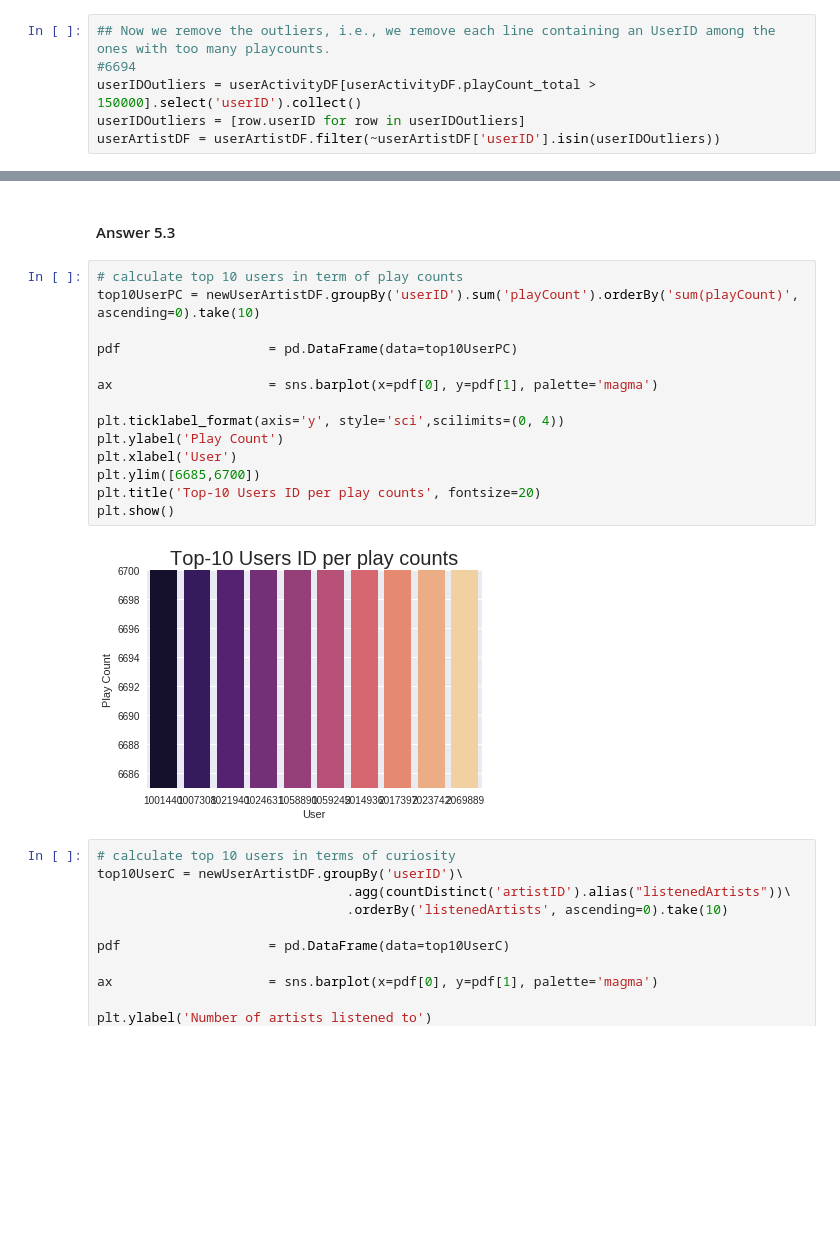
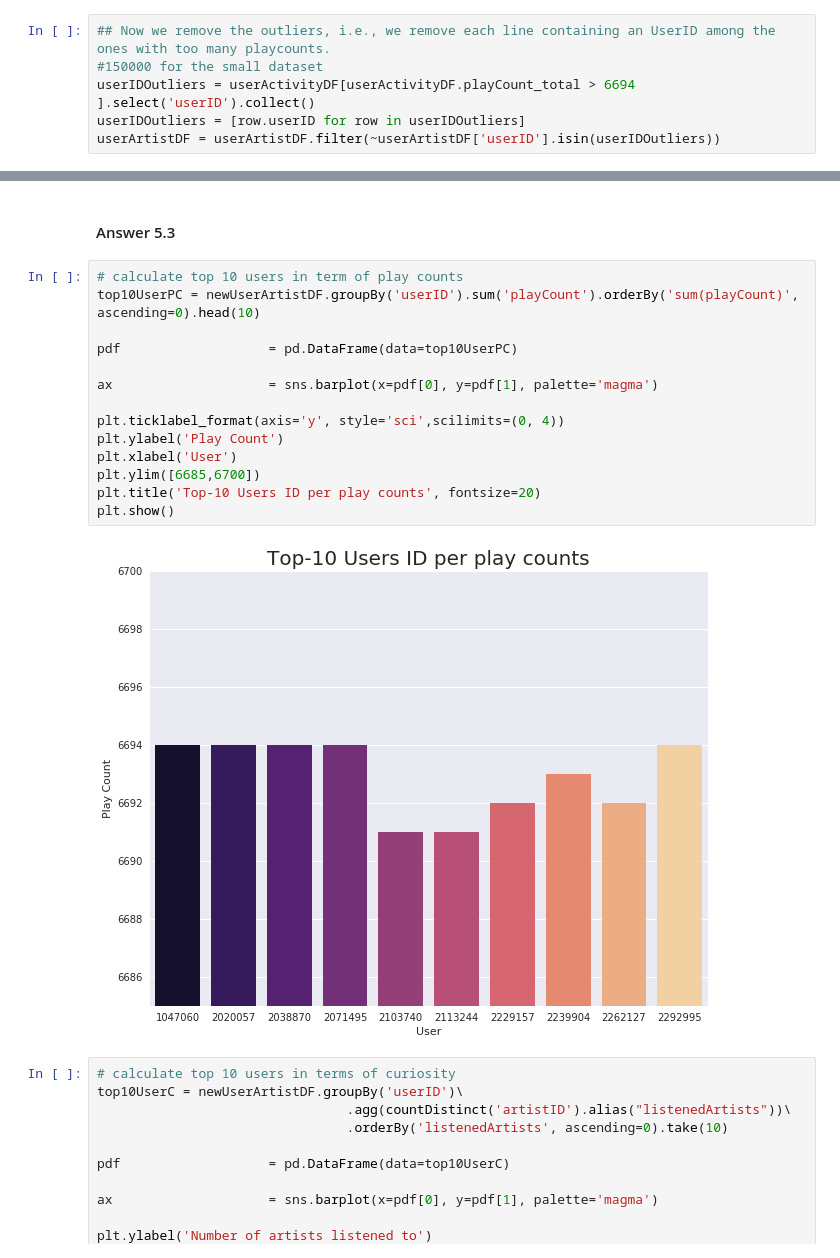
Before and after one commit to sgiammy/AML-course, a Jupyter notebook: RecSys.ipynb, the cells around one changed output, grey strips where cells are left out. Drawn from its saved outputs; the diff is of its cells as text; blank space fills up the shorter version.

```diff
--- a/RecSys.ipynb
+++ b/RecSys.ipynb
@@ -424,8 +410,8 @@ boxplot(Y,"Playcount", "Boxplot number of play counts per UserID")
 [figure]
 # %%
 ## Now we remove the outliers, i.e., we remove each line containing an UserID among the ones with too many playcounts.
-#6694
-userIDOutliers = userActivityDF[userActivityDF.playCount_total >  150000].select('userID').collect()
+#150000 for the small dataset
+userIDOutliers = userActivityDF[userActivityDF.playCount_total > 6694  ].select('userID').collect()
 userIDOutliers = [row.userID for row in userIDOutliers]
 userArtistDF = userArtistDF.filter(~userArtistDF['userID'].isin(userIDOutliers))
 # %% [markdown]
@@ -1182,20 +1184,20 @@ Plot the results
 #### Answer 5.3
 # %%
 # calculate top 10 users in term of play counts
-top10UserPC = newUserArtistDF.groupBy('userID').sum('playCount').orderBy('sum(playCount)', ascending=0).take(10)
+top10UserPC = newUserArtistDF.groupBy('userID').sum('playCount').orderBy('sum(playCount)', ascending=0).head(10)
 
 pdf                   = pd.DataFrame(data=top10UserPC)
 
 ax                    = sns.barplot(x=pdf[0], y=pdf[1], palette='magma')
 
 plt.ticklabel_format(axis='y', style='sci',scilimits=(0, 4))
 plt.ylabel('Play Count')
 plt.xlabel('User')
 plt.ylim([6685,6700])
 plt.title('Top-10 Users ID per play counts', fontsize=20)
 plt.show()
 # %% [output]
-[figure, old version]
+[figure, new version]
 # %%
 # calculate top 10 users in terms of curiosity
 top10UserC = newUserArtistDF.groupBy('userID')\
```
Also changed, not shown: parts of 51 cells of this notebook, 3 other files.
